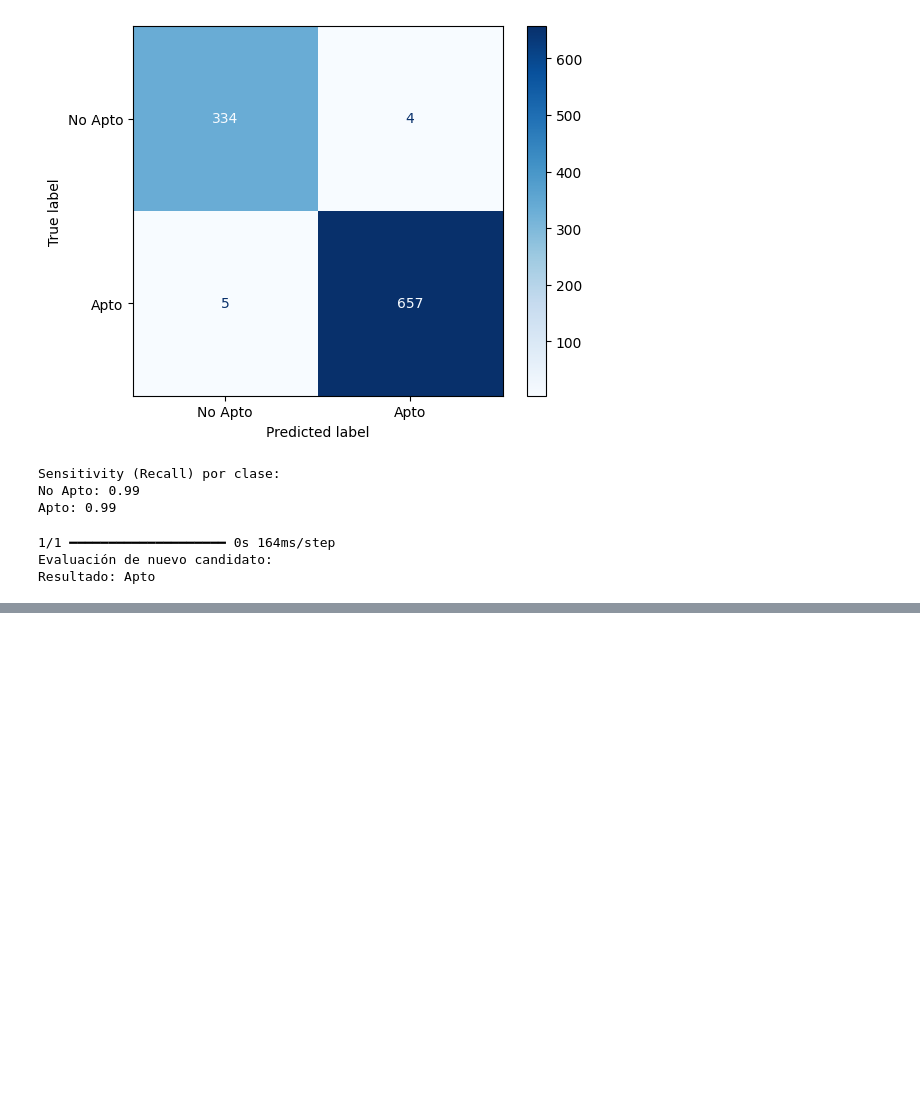
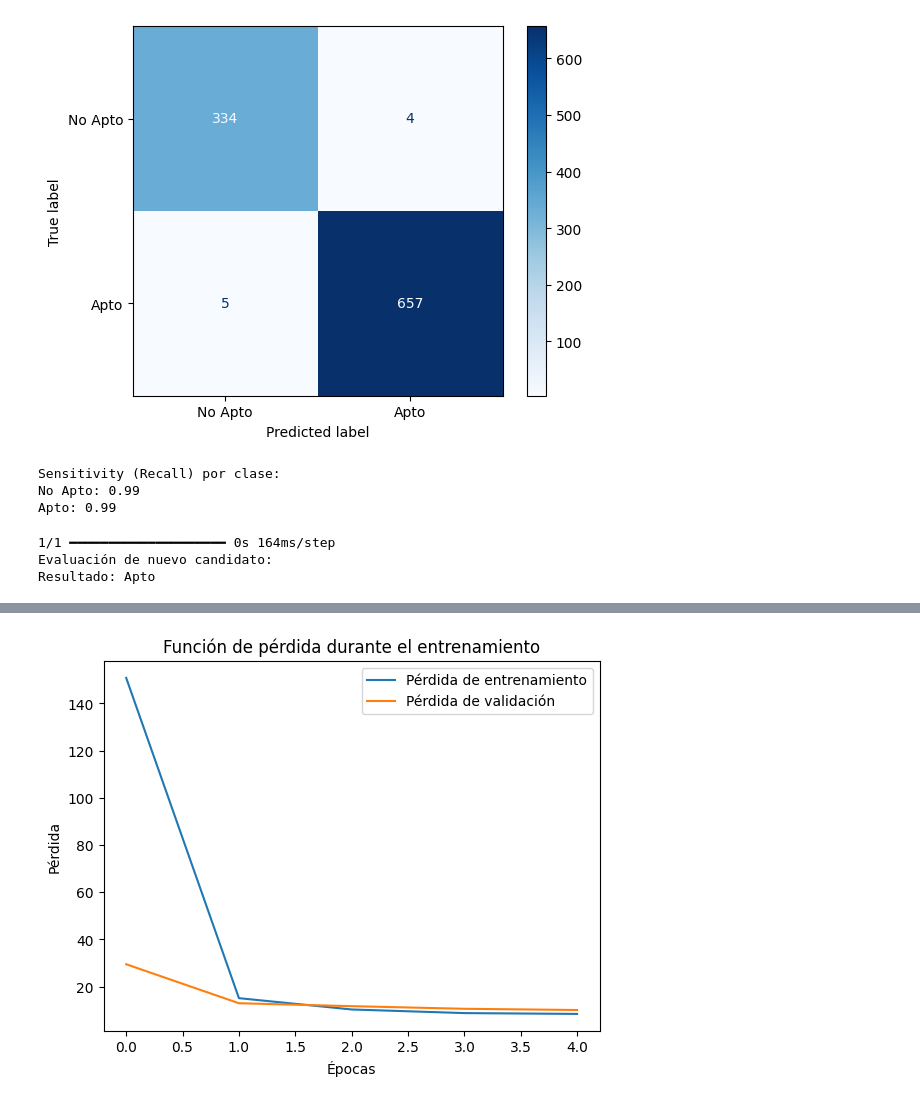
Before and after one commit to luisbelb39-dot/Inteligencia-Artificial, a Jupyter notebook: Inteligencia_Artificial.ipynb, the cells around one changed output, grey strips where cells are left out. Cells and saved outputs as stored; diff of their text form; code cells hidden in the pictures; blank space fills up the shorter version.

```diff
--- a/Inteligencia_Artificial.ipynb
+++ b/Inteligencia_Artificial.ipynb
@@ -316,0 +491,30 @@ Resultado: Apto
+# %%
+import tensorflow as tf #Definir el modelo de red neuronal
+from tensorflow.keras import Sequential
+from tensorflow.keras.layers import Dense
+
+# Definir el modelo
+model = Sequential([
+    Dense(64, activation='relu', input_shape=(X_train.shape[1],)),
+    Dense(32, activation='relu'),
+    Dense(16, activation='relu'),
+    Dense(1)
+])
+# %%
+from tensorflow.keras.optimizers import Adam #Crear un optimizador Adam con una tasa de aprendizaje del 0.001
+
+# Tasa de aprendizaje deseada
+learning_rate = 0.001
+adam_optimizer = Adam(learning_rate=learning_rate)
+# %%
+model.compile(
+    optimizer=adam_optimizer,
+    loss='mean_squared_error',
+    metrics=['root_mean_squared_error'],     #Se compila el modelo utilizando el optimizador Adam y la función de pérdida error cuadrático medio  (mean_squared_error) .
+)
+# %%
+history = model.fit( # se entrena el modelo
+    X_train, y_train,
+    epochs=5, batch_size=1,
+    validation_data=(X_test, y_test)
+)
@@ -316,0 +532,13 @@ Resultado: Apto
+# %%
+import matplotlib.pyplot as plt #Gráficando la funcion de pérdida
+
+# Graficar la función de pérdida
+plt.plot(history.history['loss'], label='Pérdida de entrenamiento')
+plt.plot(history.history['val_loss'], label='Pérdida de validación')
+plt.xlabel('Épocas')
+plt.ylabel('Pérdida')
+plt.legend()
+plt.title('Función de pérdida durante el entrenamiento')
+plt.show()
+# %% [output]
+[figure, added]
```
Also changed, not shown: parts of 63 cells of this notebook.
